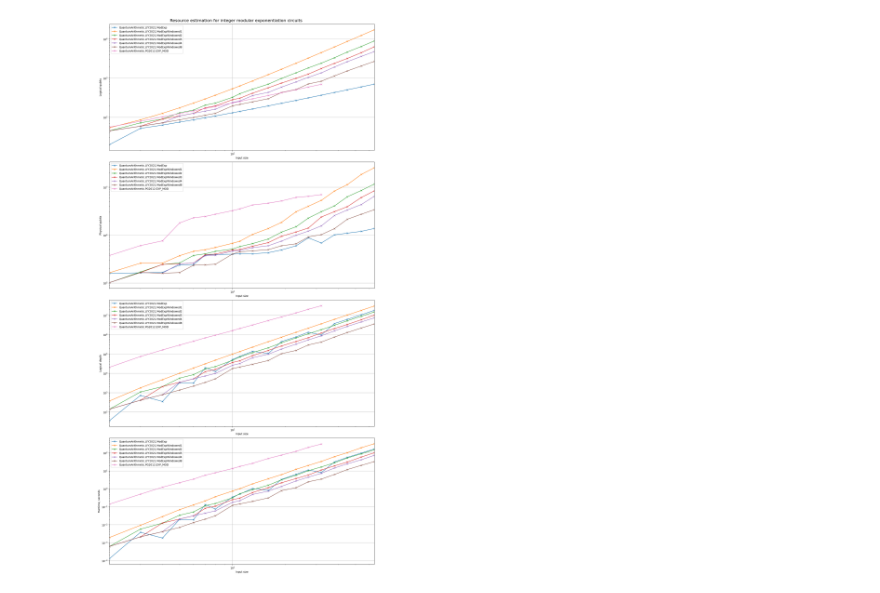
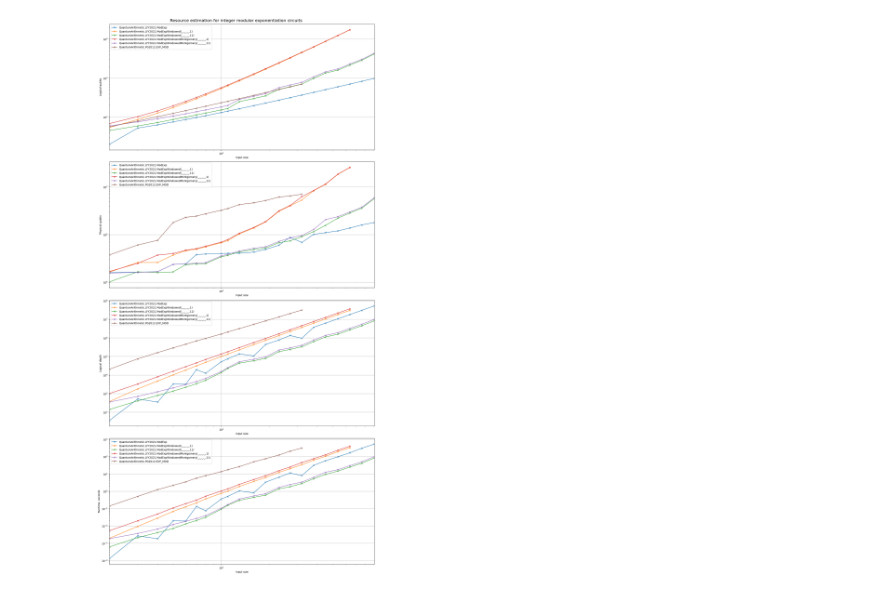
Before and after one commit to fedimser/quant-arith-re, a Jupyter notebook: resource_estimate/Resourse estimation for ModExp.ipynb, the cells around one changed output. Cells and saved outputs as stored; diff of their text form; code cells hidden in the pictures.

```diff
--- a/resource_estimate/Resourse estimation for ModExp.ipynb
+++ b/resource_estimate/Resourse estimation for ModExp.ipynb
@@ -10,51 +10,52 @@ cache = Cache("~/quant-arith-cache/re-mod-exp")
 qsharp.init(project_root="../")
 
 @cache.memoize()
-def estimate_resources_multiply(op, n):
+def estimate_resources_mod_exp(op, n):
     est = qsharp.estimate(f"EstimateUtils.RunModExp({n},{op})")
     return json.dumps(est)
 # %% [output]
 [interactive output not drawn]
 # %%
-ops = [
-  "QuantumArithmetic.LYY2021.ModExp",
-  "QuantumArithmetic.LYY2021.ModExpWindowed1",
-  "QuantumArithmetic.LYY2021.ModExpWindowed2",
-  "QuantumArithmetic.LYY2021.ModExpWindowed3",
-  "QuantumArithmetic.LYY2021.ModExpWindowed4",
-  "QuantumArithmetic.LYY2021.ModExpWindowed8",
-  "QuantumArithmetic.PG2012.EXP_MOD",
+ops_and_max_n = [
+  ("QuantumArithmetic.LYY2021.ModExp", 100),
+  ("QuantumArithmetic.LYY2021.ModExpWindowed(_,_,_,_,1)", 64),
+  ("QuantumArithmetic.LYY2021.ModExpWindowed(_,_,_,_,11)", 100),
+  ("QuantumArithmetic.LYY2021.ModExpWindowedMontgomery(_,_,_,_,1)", 64),
+  ("QuantumArithmetic.LYY2021.ModExpWindowedMontgomery(_,_,_,_,11)", 100),
+  ("QuantumArithmetic.PG2012.EXP_MOD", 32)
 ]
 
-default_n_range = [2,3] + [int(round(2**(0.25*i))) for i in range(8,25)]
-n_ranges = {op: default_n_range for op in ops}
-n_ranges["QuantumArithmetic.PG2012.EXP_MOD"] = [2,3] + [int(round(2**(0.25*i))) for i in range(8,21)]
+default_n_range = [2,3] + [int(round(2**(0.25*i))) for i in range(8,30)]
+ops = [op for op,_ in ops_and_max_n]
+n_ranges = {}
+for op, max_n in ops_and_max_n:
+    n_ranges[op] = [n for n in default_n_range if n<=max_n]
 
 metrics = ["Logical qubits", "Physical qubits", "Logical depth", "Runtime, seconds"]
 charts = [{op: [] for op in ops} for _ in range(len(metrics))]
 
 for op in ops:
     for n in n_ranges[op]:
         t0=time.time()
-        estimates = json.loads(estimate_resources_multiply(op, n))
+        estimates = json.loads(estimate_resources_mod_exp(op, n))
         #print(n, op, time.time()-t0, flush=True)
         charts[0][op].append(estimates['physicalCounts']['breakdown']['algorithmicLogicalQubits'])
         charts[1][op].append(estimates['physicalCounts']['physicalQubits'])
         charts[2][op].append(estimates['physicalCounts']['breakdown']['logicalDepth'])
         charts[3][op].append(estimates['physicalCounts']['runtime']/10**9)
 
 fig, ax = plt.subplots(figsize=(15, 30), nrows=len(metrics), ncols=1, constrained_layout=True)
 for i in range(len(metrics)):
     for op in ops:
         ax[i].plot(n_ranges[op], charts[i][op], label=op, marker='x')
     ax[i].set_xlim([2,max(max(n_ranges[op]) for op in ops)])
     ax[i].legend()
     ax[i].set_xlabel('Input size')
     ax[i].set_ylabel(metrics[i])
     ax[i].set_xscale('log')
     ax[i].set_yscale('log')
     ax[i].grid()
 fig.suptitle("Resource estimation for integer modular exponentiation circuits", fontsize=16)
 plt.show()
 # %% [output]
-[figure, old version]
+[figure, new version]
```
Also changed, not shown: parts of 2 cells of this notebook.
